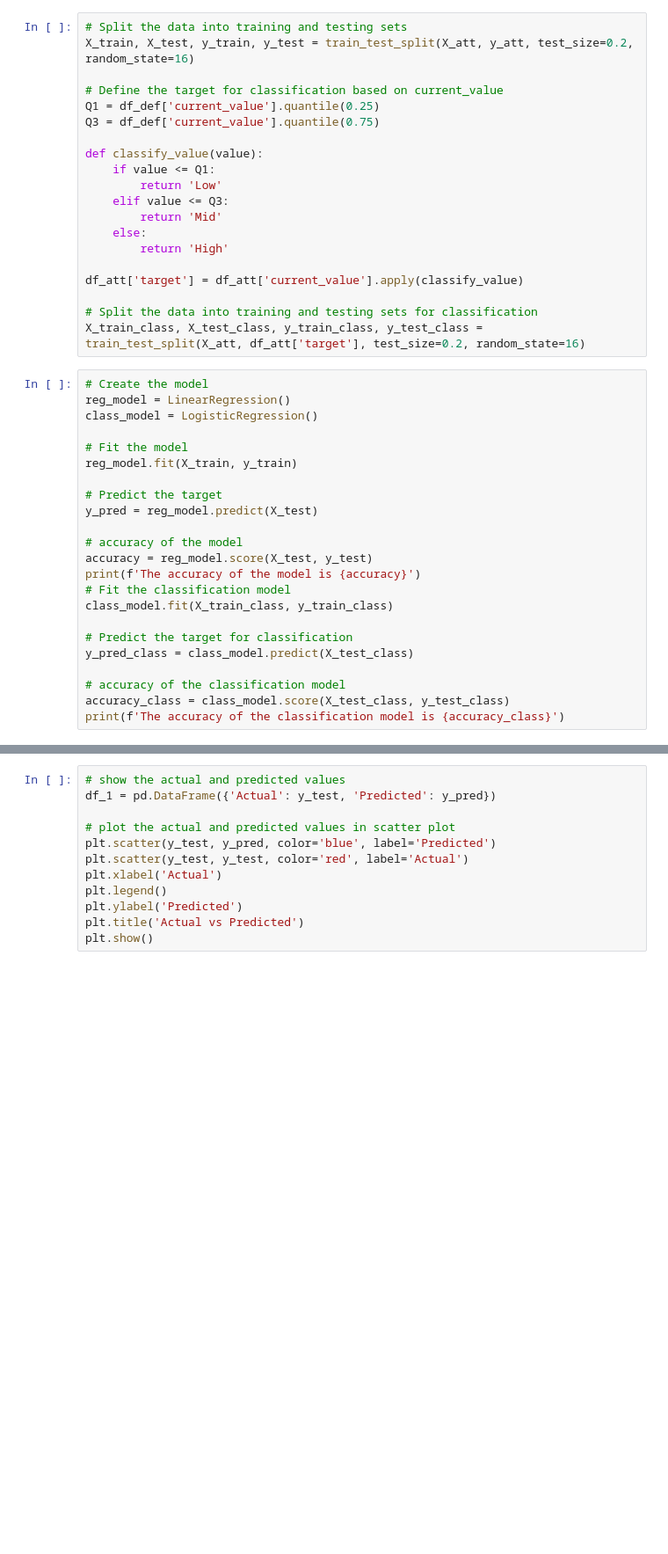
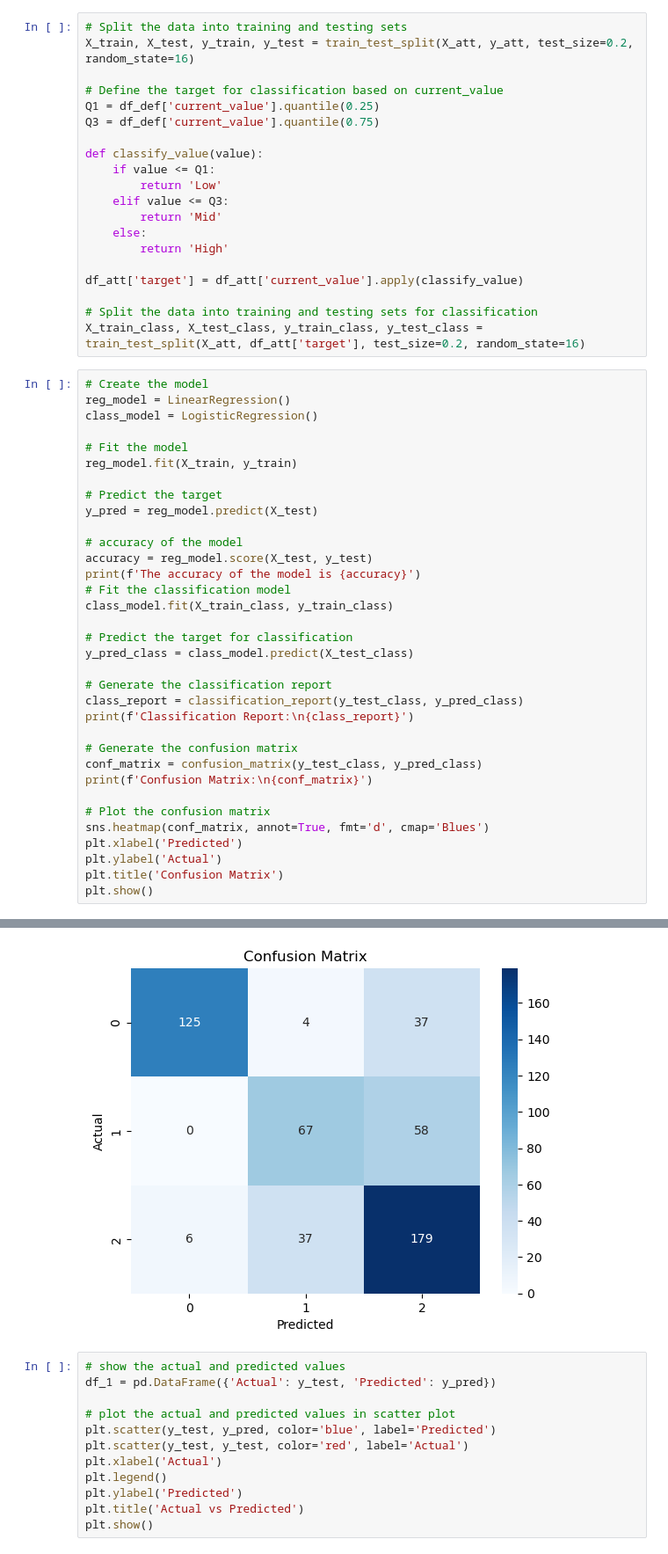
Before and after one commit to Tuwaiq-DS-ML-bootcamp-V-8/Usecase-7, a Jupyter notebook: Use_case_7.ipynb, the cells around one changed output, grey strips where cells are left out. Shown at 88% size. Cells and saved outputs as stored; diff of their text form; blank space fills up the shorter version.

```diff
--- a/Use_case_7.ipynb
+++ b/Use_case_7.ipynb
@@ -1173,8 +1256,19 @@ class_model.fit(X_train_class, y_train_class)
 # Predict the target for classification
 y_pred_class = class_model.predict(X_test_class)
 
-# accuracy of the classification model
-accuracy_class = class_model.score(X_test_class, y_test_class)
-print(f'The accuracy of the classification model is {accuracy_class}')
+# Generate the classification report
+class_report = classification_report(y_test_class, y_pred_class)
+print(f'Classification Report:\n{class_report}')
+
+# Generate the confusion matrix
+conf_matrix = confusion_matrix(y_test_class, y_pred_class)
+print(f'Confusion Matrix:\n{conf_matrix}')
+
+# Plot the confusion matrix
+sns.heatmap(conf_matrix, annot=True, fmt='d', cmap='Blues')
+plt.xlabel('Predicted')
+plt.ylabel('Actual')
+plt.title('Confusion Matrix')
+plt.show()
 # %% [output]
 The accuracy of the model is 0.7382487916495923
@@ -1182,3 +1290,4 @@ The accuracy of the classification model is 0.723196881091618
+[figure, added]
 # %%
 # show the actual and predicted values
 df_1 = pd.DataFrame({'Actual': y_test, 'Predicted': y_pred})
```
Also changed, not shown: parts of 5 cells of this notebook.
